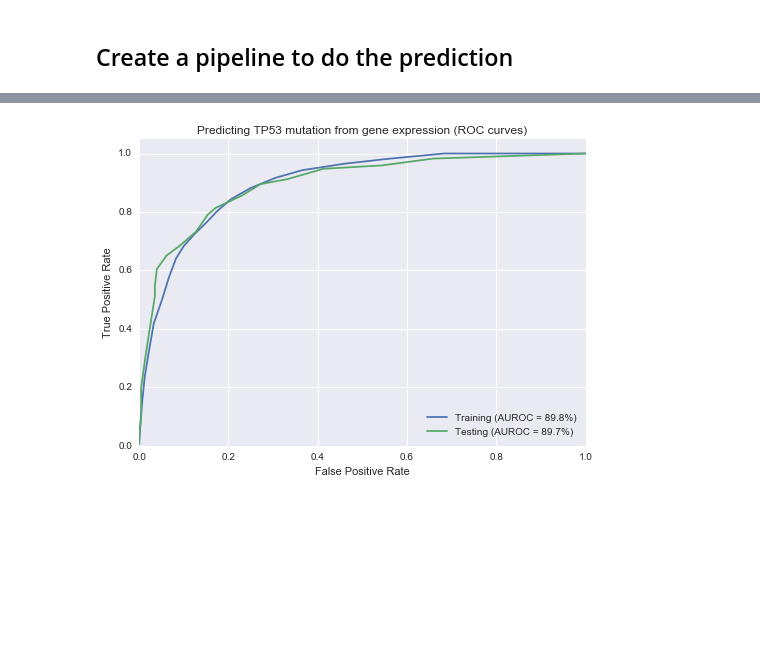
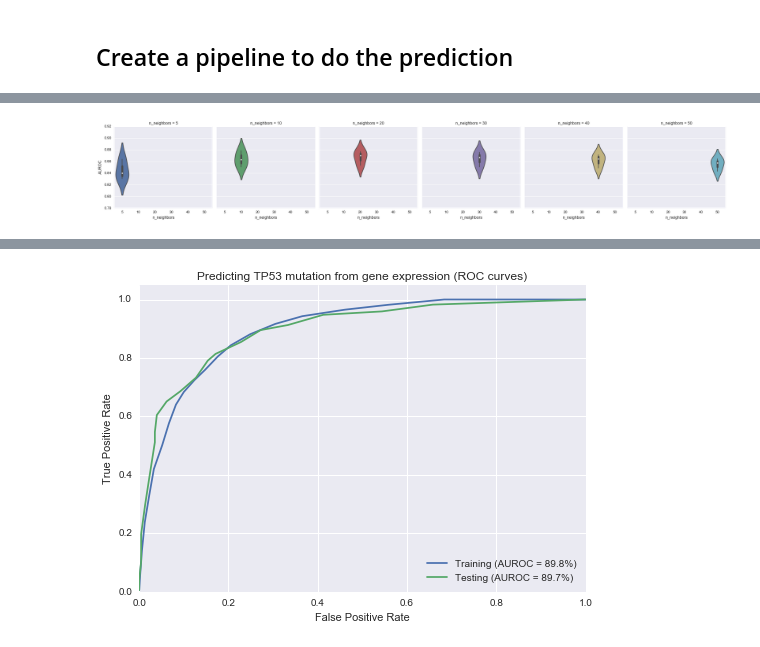
Before and after one commit to yigalron/machine-learning, a Jupyter notebook: KNeighbor-yigalron.ipynb, the cells around one changed output, grey strips where cells are left out. Drawn from its saved outputs; the diff is of its cells as text; code cells hidden in the pictures; blank space fills up the shorter version.

Commit message:
Display the mean AUROC
Display the mean AUROC for each value of neighbors

```diff
--- a/KNeighbor-yigalron.ipynb
+++ b/KNeighbor-yigalron.ipynb
@@ -129,3 +130,25 @@ print (clf_grid.best_params_)
+# %%
+def grid_scores_to_df(grid_scores):
+    """
+    Convert a sklearn.grid_search.GridSearchCV.grid_scores_ attribute to
+    a tidy pandas DataFrame where each row is a hyperparameter-fold combinatination.
+    """
+    rows = list()
+    for grid_score in grid_scores:
+        for fold, score in enumerate(grid_score.cv_validation_scores):
+            row = grid_score.parameters.copy()
+            row['fold'] = fold
+            row['score'] = score
+            rows.append(row)
+    df = pd.DataFrame(rows)
+    return df
+# %%
+cv_score_df = grid_scores_to_df(clf_grid.grid_scores_)
+facet_grid = sns.factorplot(x='n_neighbors', y='score', col='n_neighbors',
+    data=cv_score_df, kind='violin', size=4, aspect=1)
+facet_grid.set_ylabels('AUROC');
+# %% [output]
+[figure, added]
 # %%
 %%time
 y_pred_train = pipeline.predict_proba(X_train)[:, 1]
```
Also changed, not shown: parts of 6 cells of this notebook, 1 other file.
